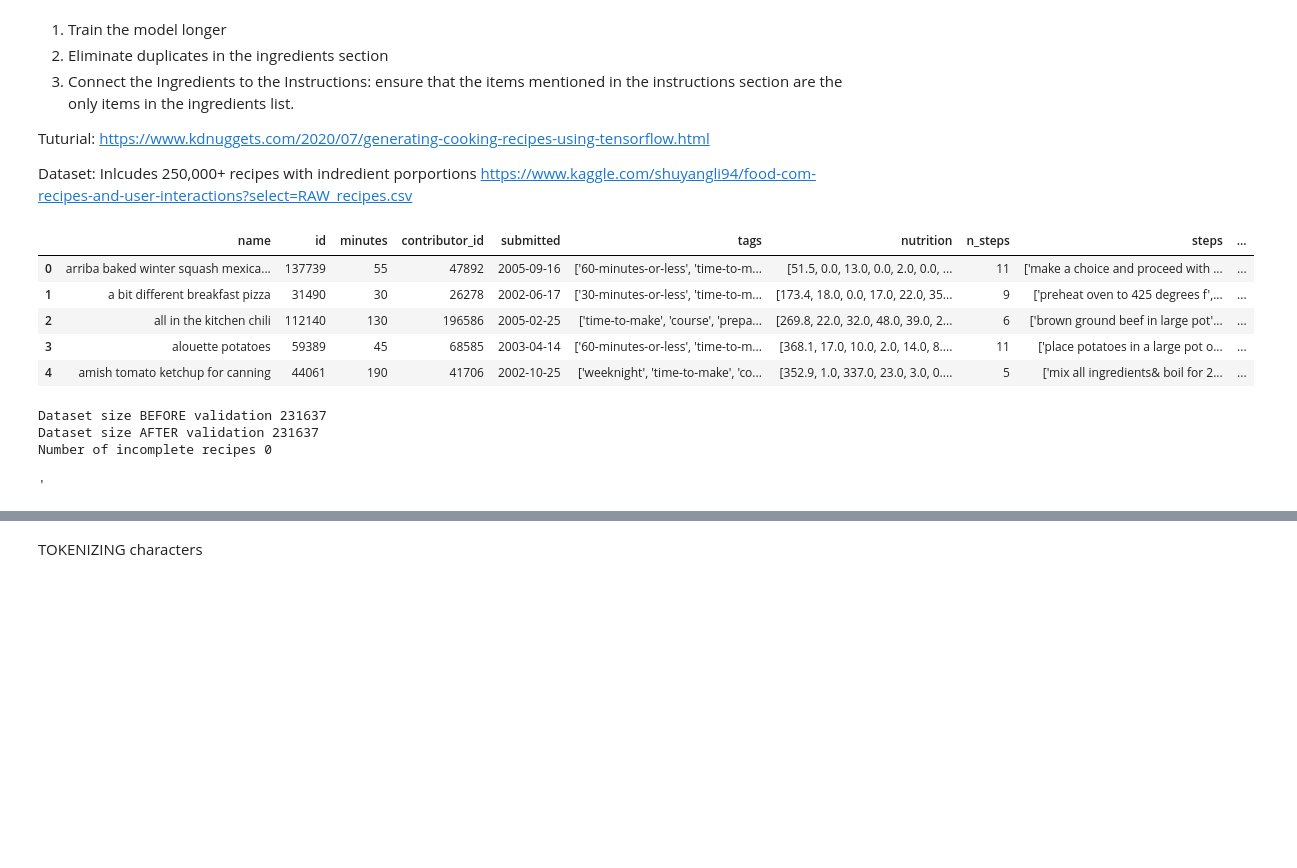
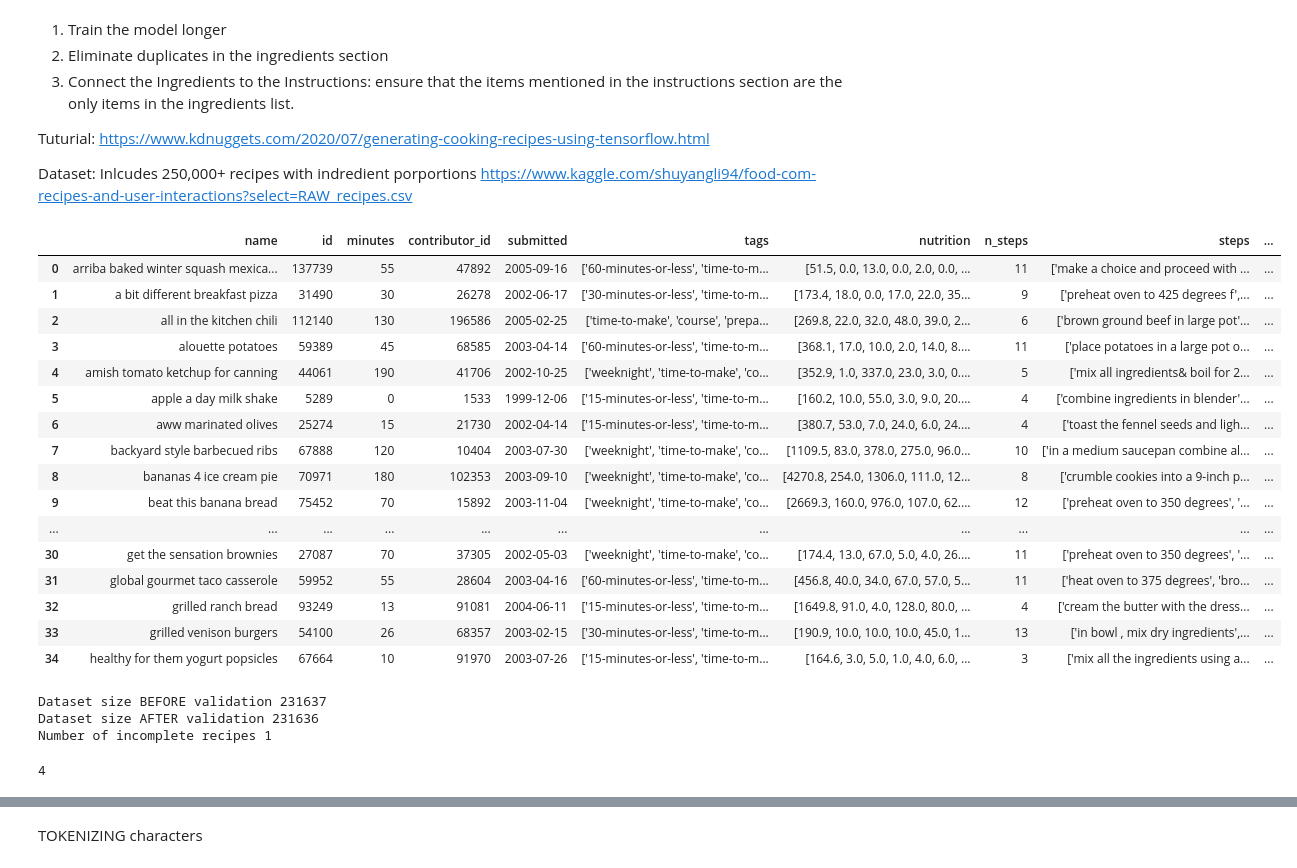
Before and after one commit to catdematos98/RNN_RecipeGenerator, a Jupyter notebook: RecipeGenerator.ipynb, the cells around one changed output, grey strips where cells are left out. Cells and saved outputs as stored; diff of their text form; code cells hidden in the pictures; blank space fills up the shorter version.

```diff
--- a/RecipeGenerator.ipynb
+++ b/RecipeGenerator.ipynb
@@ -71,19 +71,30 @@ import os
 # %%
 data_dir = r'C:\Users\MEOW\Dropbox\JupyterProjects'
 file_name = data_dir + '\RAW_recipes.csv'
 dataset_raw = pd.read_csv(file_name)
-dataset_raw.head()
+dataset_raw.head(35)
 # %% [output]
 |  | name | id | minutes | contributor_id | submitted | tags | nutrition | n_steps | steps | ... |
 | 0 | arriba baked winter squash mexica... | 137739 | 55 | 47892 | 2005-09-16 | ['60-minutes-or-less', 'time-to-m... | [51.5, 0.0, 13.0, 0.0, 2.0, 0.0, ... | 11 | ['make a choice and proceed with ... | ... |
 | 1 | a bit different breakfast pizza | 31490 | 30 | 26278 | 2002-06-17 | ['30-minutes-or-less', 'time-to-m... | [173.4, 18.0, 0.0, 17.0, 22.0, 35... | 9 | ['preheat oven to 425 degrees f',... | ... |
 | 2 | all in the kitchen chili | 112140 | 130 | 196586 | 2005-02-25 | ['time-to-make', 'course', 'prepa... | [269.8, 22.0, 32.0, 48.0, 39.0, 2... | 6 | ['brown ground beef in large pot'... | ... |
 | 3 | alouette potatoes | 59389 | 45 | 68585 | 2003-04-14 | ['60-minutes-or-less', 'time-to-m... | [368.1, 17.0, 10.0, 2.0, 14.0, 8.... | 11 | ['place potatoes in a large pot o... | ... |
 | 4 | amish tomato ketchup for canning | 44061 | 190 | 41706 | 2002-10-25 | ['weeknight', 'time-to-make', 'co... | [352.9, 1.0, 337.0, 23.0, 3.0, 0.... | 5 | ['mix all ingredients& boil for 2... | ... |
+| 5 | apple a day milk shake | 5289 | 0 | 1533 | 1999-12-06 | ['15-minutes-or-less', 'time-to-m... | [160.2, 10.0, 55.0, 3.0, 9.0, 20.... | 4 | ['combine ingredients in blender'... | ... |
+| 6 | aww marinated olives | 25274 | 15 | 21730 | 2002-04-14 | ['15-minutes-or-less', 'time-to-m... | [380.7, 53.0, 7.0, 24.0, 6.0, 24.... | 4 | ['toast the fennel seeds and ligh... | ... |
+| 7 | backyard style barbecued ribs | 67888 | 120 | 10404 | 2003-07-30 | ['weeknight', 'time-to-make', 'co... | [1109.5, 83.0, 378.0, 275.0, 96.0... | 10 | ['in a medium saucepan combine al... | ... |
+| 8 | bananas 4 ice cream pie | 70971 | 180 | 102353 | 2003-09-10 | ['weeknight', 'time-to-make', 'co... | [4270.8, 254.0, 1306.0, 111.0, 12... | 8 | ['crumble cookies into a 9-inch p... | ... |
+| 9 | beat this banana bread | 75452 | 70 | 15892 | 2003-11-04 | ['weeknight', 'time-to-make', 'co... | [2669.3, 160.0, 976.0, 107.0, 62.... | 12 | ['preheat oven to 350 degrees', '... | ... |
+| ... | ... | ... | ... | ... | ... | ... | ... | ... | ... | ... |
+| 30 | get the sensation brownies | 27087 | 70 | 37305 | 2002-05-03 | ['weeknight', 'time-to-make', 'co... | [174.4, 13.0, 67.0, 5.0, 4.0, 26.... | 11 | ['preheat oven to 350 degrees', '... | ... |
+| 31 | global gourmet taco casserole | 59952 | 55 | 28604 | 2003-04-16 | ['60-minutes-or-less', 'time-to-m... | [456.8, 40.0, 34.0, 67.0, 57.0, 5... | 11 | ['heat oven to 375 degrees', 'bro... | ... |
+| 32 | grilled ranch bread | 93249 | 13 | 91081 | 2004-06-11 | ['15-minutes-or-less', 'time-to-m... | [1649.8, 91.0, 4.0, 128.0, 80.0, ... | 4 | ['cream the butter with the dress... | ... |
+| 33 | grilled venison burgers | 54100 | 26 | 68357 | 2003-02-15 | ['30-minutes-or-less', 'time-to-m... | [190.9, 10.0, 10.0, 10.0, 45.0, 1... | 13 | ['in bowl , mix dry ingredients',... | ... |
+| 34 | healthy for them yogurt popsicles | 67664 | 10 | 91970 | 2003-07-26 | ['15-minutes-or-less', 'time-to-m... | [164.6, 3.0, 5.0, 1.0, 4.0, 6.0, ... | 3 | ['mix all the ingredients using a... | ... |
 # %%
 def recipe_validate_required_fields(recipe):
     recipe = recipe[1]
-    required_keys = ["name", "ingredients", "steps"]
+    required_keys = ["name", "ingredients", "steps", "n_steps"]
 
     if recipe.empty:
         return False
@@ -104,9 +115,9 @@ print('Dataset size AFTER validation', len(dataset_validated))
 print('Number of incomplete recipes', len(dataset_raw) - len(dataset_validated))
 # %% [output]
 Dataset size BEFORE validation 231637
-Dataset size AFTER validation 231637
-Number of incomplete recipes 0
+Dataset size AFTER validation 231636
+Number of incomplete recipes 1
 # %%
-print(dataset_validated[5][1]["ingredients"][1])
+print(dataset_validated[5][1]["n_steps"])
 # %% [output]
-'
+4
```
Also changed, not shown: parts of 33 cells of this notebook.
